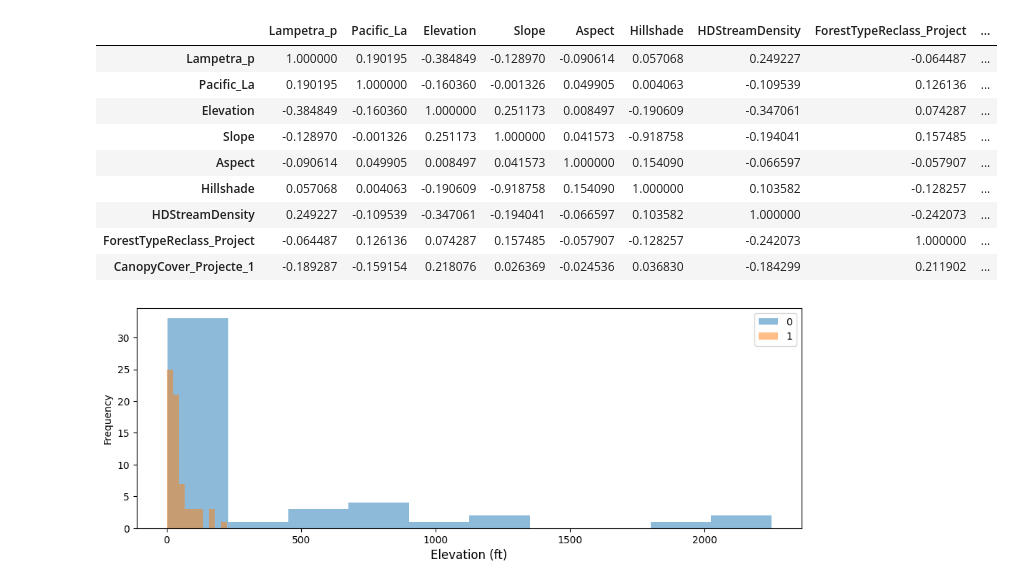
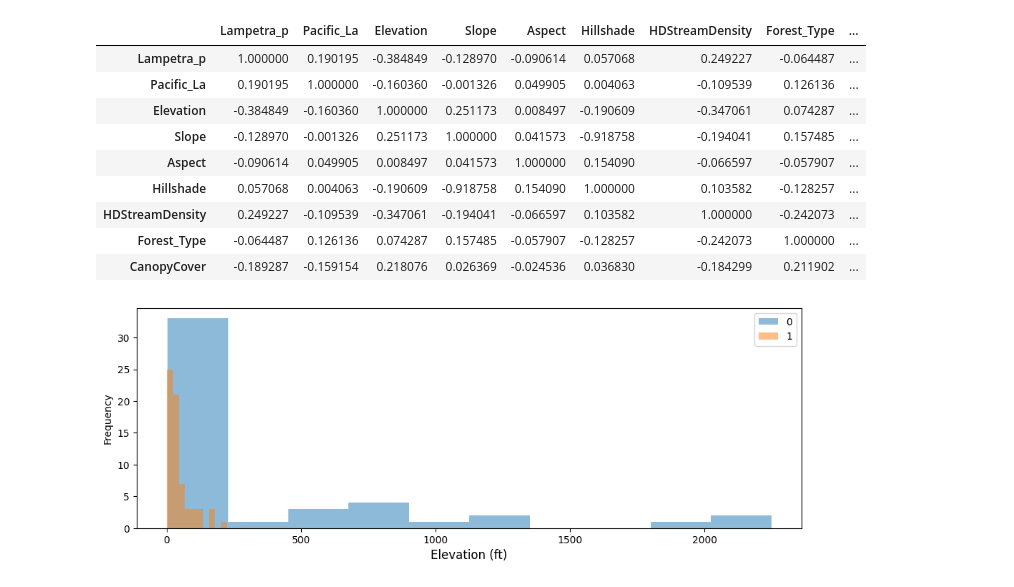
Before and after one commit to pjung4/OregonLampreySuitabilityModel, a Jupyter notebook: Distribution Model.ipynb, the cells around one changed output. Drawn from its saved outputs; the diff is of its cells as text; code cells hidden in the pictures.

```diff
--- a/Distribution Model.ipynb
+++ b/Distribution Model.ipynb
@@ -53,11 +53,11 @@ samplearea = samplearea[samplearea['Pacific_La']!='ND']
 samplearea.Lampetra_p.replace(('Y', 'N'), (1, 0), inplace=True)
 samplearea.Pacific_La.replace(('Y', 'N'), (1, 0), inplace=True)
 # %%
-features = ['Elevation','Slope','Aspect','Hillshade','HDStreamDensity','ForestTypeReclass_Project','CanopyCover_Projecte_1']
+features = ['Elevation','Slope','Aspect','Hillshade','HDStreamDensity','Forest_Type','CanopyCover']
 corr_matrix = samplearea[['Lampetra_p','Pacific_La']+features].corr()
 corr_matrix
 # %% [output]
-|  | Lampetra_p | Pacific_La | Elevation | Slope | Aspect | Hillshade | HDStreamDensity | ForestTypeReclass_Project | ... |
+|  | Lampetra_p | Pacific_La | Elevation | Slope | Aspect | Hillshade | HDStreamDensity | Forest_Type | ... |
 | Lampetra_p | 1.000000 | 0.190195 | -0.384849 | -0.128970 | -0.090614 | 0.057068 | 0.249227 | -0.064487 | ... |
 | Pacific_La | 0.190195 | 1.000000 | -0.160360 | -0.001326 | 0.049905 | 0.004063 | -0.109539 | 0.126136 | ... |
 | Elevation | -0.384849 | -0.160360 | 1.000000 | 0.251173 | 0.008497 | -0.190609 | -0.347061 | 0.074287 | ... |
@@ -65,8 +65,8 @@ corr_matrix
 | Aspect | -0.090614 | 0.049905 | 0.008497 | 0.041573 | 1.000000 | 0.154090 | -0.066597 | -0.057907 | ... |
 | Hillshade | 0.057068 | 0.004063 | -0.190609 | -0.918758 | 0.154090 | 1.000000 | 0.103582 | -0.128257 | ... |
 | HDStreamDensity | 0.249227 | -0.109539 | -0.347061 | -0.194041 | -0.066597 | 0.103582 | 1.000000 | -0.242073 | ... |
-| ForestTypeReclass_Project | -0.064487 | 0.126136 | 0.074287 | 0.157485 | -0.057907 | -0.128257 | -0.242073 | 1.000000 | ... |
-| CanopyCover_Projecte_1 | -0.189287 | -0.159154 | 0.218076 | 0.026369 | -0.024536 | 0.036830 | -0.184299 | 0.211902 | ... |
+| Forest_Type | -0.064487 | 0.126136 | 0.074287 | 0.157485 | -0.057907 | -0.128257 | -0.242073 | 1.000000 | ... |
+| CanopyCover | -0.189287 | -0.159154 | 0.218076 | 0.026369 | -0.024536 | 0.036830 | -0.184299 | 0.211902 | ... |
 # %%
 samplearea.groupby('Lampetra_p')['Elevation'].plot.hist(legend=True, alpha=0.5, figsize=(12,4));
 plt.xlabel('Elevation (ft)', size= 'large');
```
Also changed, not shown: parts of 7 cells of this notebook.
